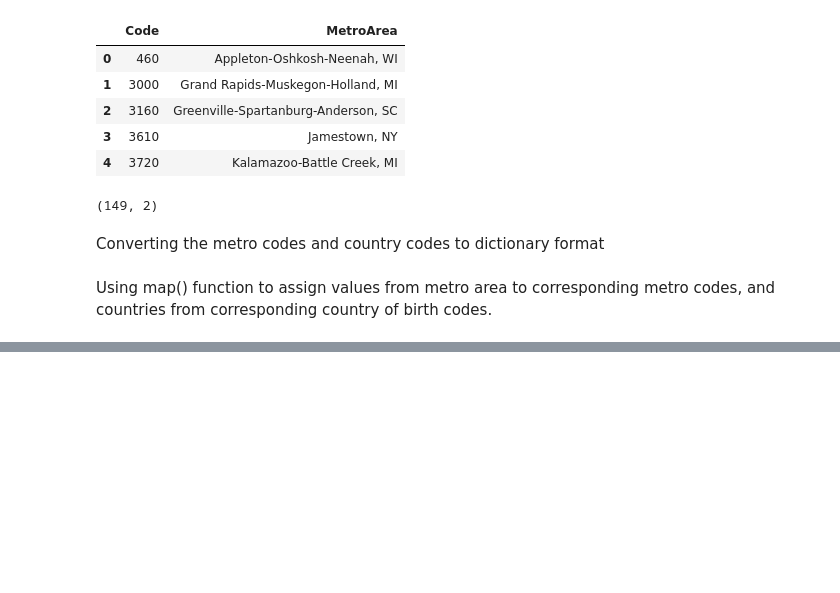
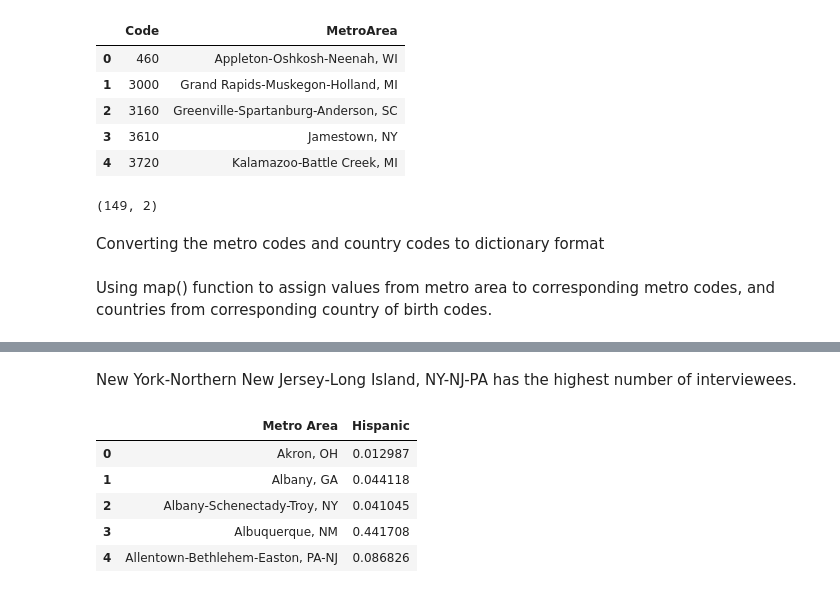
Before and after one commit to atheesh1998/Analytics-Edge, a Jupyter notebook: 1. EDA/4. Demographics & Employment in the US.ipynb, the cells around one changed output, grey strips where cells are left out. Drawn from its saved outputs; the diff is of its cells as text; code cells hidden in the pictures; blank space fills up the shorter version.

Commit message:
Updated with proportionality of Hispanic interviewees.

```diff
--- a/1. EDA/4. Demographics & Employment in the US.ipynb
+++ b/1. EDA/4. Demographics & Employment in the US.ipynb
@@ -250,0 +264,12 @@ cps.head()
+# %% [markdown]
+New York-Northern New Jersey-Long Island, NY-NJ-PA has the highest number of interviewees.
+# %%
+t = cps.groupby(['Metro Area'])['Hispanic'].mean().reset_index()
+t.head()
+# %% [output]
+|  | Metro Area | Hispanic |
+| 0 | Akron, OH | 0.012987 |
+| 1 | Albany, GA | 0.044118 |
+| 2 | Albany-Schenectady-Troy, NY | 0.041045 |
+| 3 | Albuquerque, NM | 0.441708 |
+| 4 | Allentown-Bethlehem-Easton, PA-NJ | 0.086826 |
```
Also changed, not shown: parts of 5 cells of this notebook.
